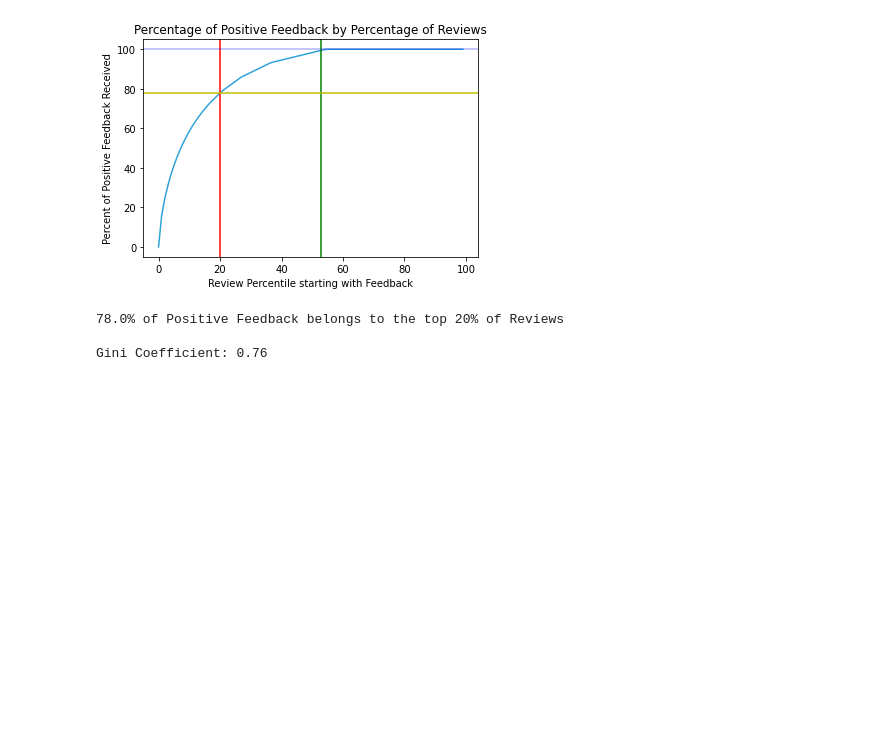
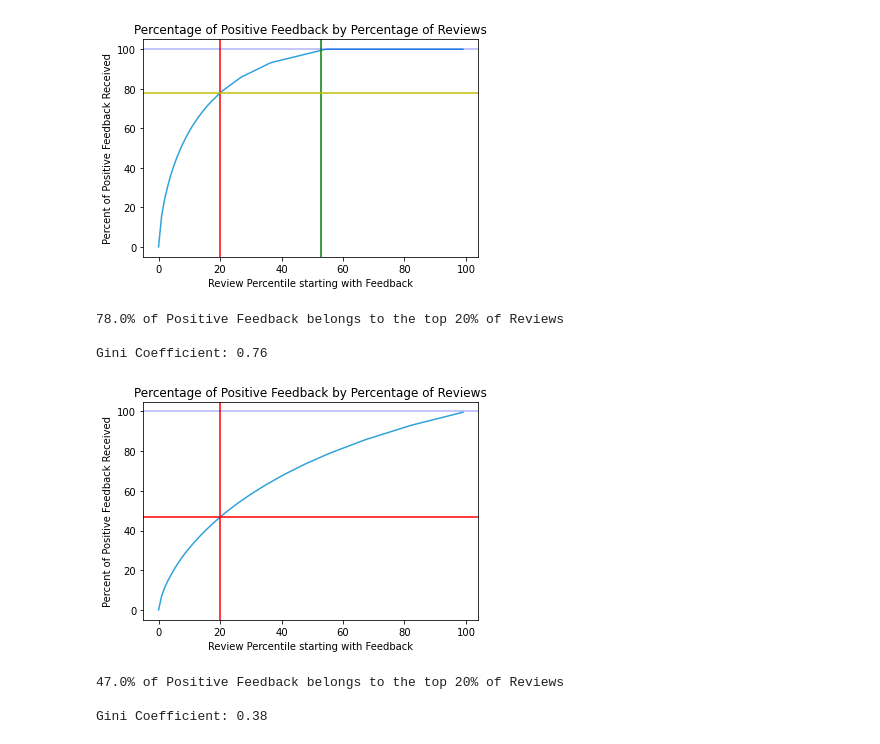
Before and after one commit to dwiwahyueffendi/Information-Retrieval, a Jupyter notebook: Source Code Information Retrieval.ipynb, the cells around one changed output. Cells and saved outputs as stored; diff of their text form; code cells hidden in the pictures; blank space fills up the shorter version.

```diff
--- a/Source Code Information Retrieval.ipynb
+++ b/Source Code Information Retrieval.ipynb
@@ -173,3 +173,33 @@ print("\nGini Coefficient: {}".format(round(gini(df["Positive Feedback Count"]),
 78.0% of Positive Feedback belongs to the top 20% of Reviews
 
 Gini Coefficient: 0.76
+# %%
+# Cumulative Percentage of Positive Feedback assigned Percent of Reviewers (from most wealthy)
+top_20 = df["Positive Feedback Count"].sort_values(ascending=False)[:round(df.shape[0]*(20/100))]
+
+inequality = []
+for x in list(range(100)):
+    inequality.append(percentage_accumulation(top_20, x))
+
+# Generic Matplotlib Plot
+plt.plot(inequality)
+plt.title("Percentage of Positive Feedback by Percentage of Reviews")
+plt.xlabel("Review Percentile starting with Feedback")
+plt.ylabel("Percent of Positive Feedback Received")
+plt.axvline(x=20, c = "r")
+plt.axhline(y=47, c = "r")
+plt.axhline(y=100, c = "b", alpha=.3)
+
+plt.show()
+
+# 80-20 Rule Confirmation
+print("{}% of Positive Feedback belongs to the top 20% of Reviews".format(
+    round(percentage_accumulation(top_20, 20))))
+
+# Gini
+print("\nGini Coefficient: {}".format(round(gini(top_20),2)))
+# %% [output]
+[figure, added]
+47.0% of Positive Feedback belongs to the top 20% of Reviews
+
+Gini Coefficient: 0.38
```
